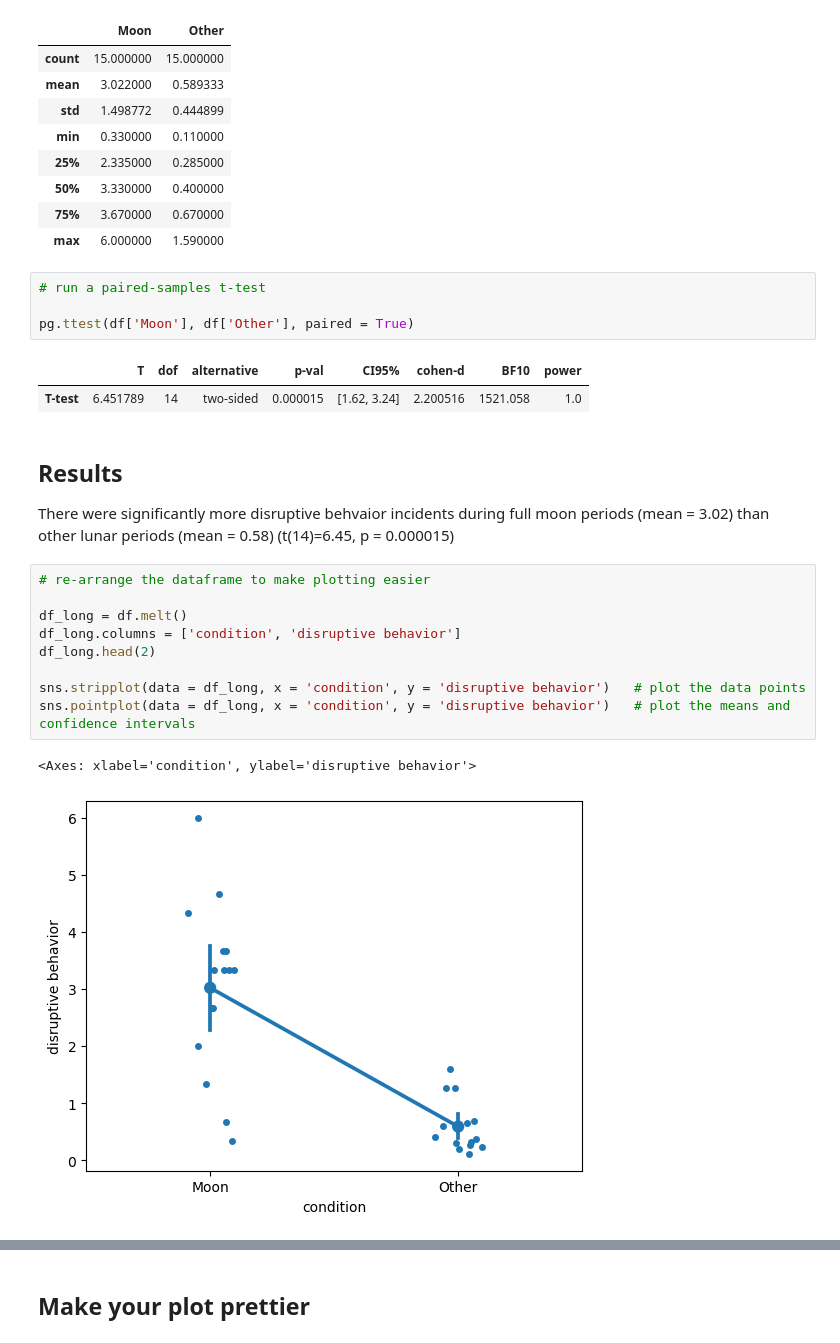
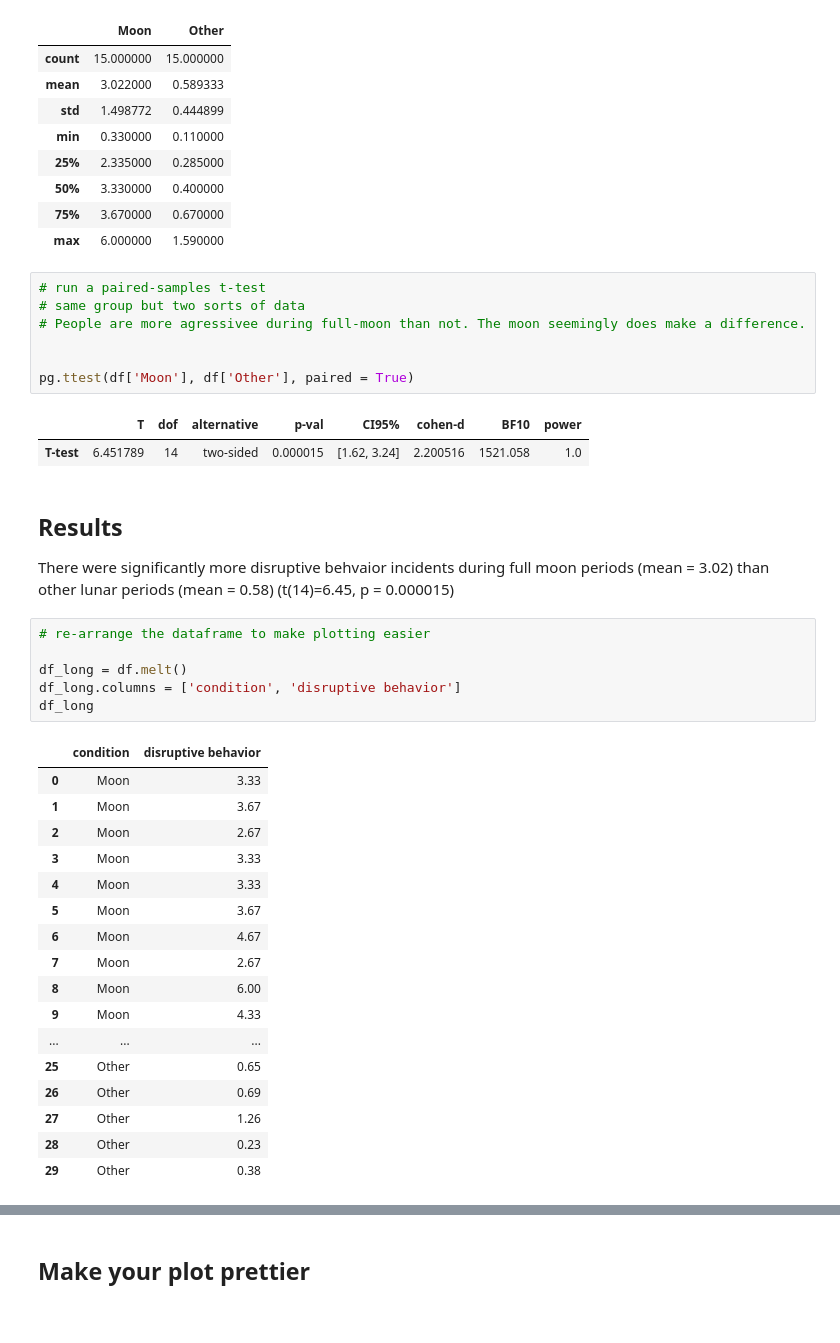
Before and after one commit to NiGitaMyrGit/experimental_psycholinguistics_2023, a Jupyter notebook: livecoding/Livecoding_2023-11-03.ipynb, the cells around one changed output, grey strips where cells are left out. Saved outputs shown, nothing was run; the diff lists cells and outputs as text.

```diff
--- a/livecoding/Livecoding_2023-11-03.ipynb
+++ b/livecoding/Livecoding_2023-11-03.ipynb
@@ -47,6 +47,9 @@ df.describe()
 | max | 6.000000 | 1.590000 |
 # %%
 # run a paired-samples t-test
+# same group but two sorts of data
+# People are more agressivee during full-moon than not. The moon seemingly does make a difference.
+
 
 pg.ttest(df['Moon'], df['Other'], paired = True)
 # %% [output]
@@ -58,12 +61,24 @@ There were significantly more disruptive behvaior incidents during full moon per
 # %%
 # re-arrange the dataframe to make plotting easier
 
 df_long = df.melt()
 df_long.columns = ['condition', 'disruptive behavior']
-df_long.head(2)
-
-sns.stripplot(data = df_long, x = 'condition', y = 'disruptive behavior')   # plot the data points
-sns.pointplot(data = df_long, x = 'condition', y = 'disruptive behavior')   # plot the means and confidence intervals
+df_long
 # %% [output]
-<Axes: xlabel='condition', ylabel='disruptive behavior'>
-[figure, removed]
+|  | condition | disruptive behavior |
+| 0 | Moon | 3.33 |
+| 1 | Moon | 3.67 |
+| 2 | Moon | 2.67 |
+| 3 | Moon | 3.33 |
+| 4 | Moon | 3.33 |
+| 5 | Moon | 3.67 |
+| 6 | Moon | 4.67 |
+| 7 | Moon | 2.67 |
+| 8 | Moon | 6.00 |
+| 9 | Moon | 4.33 |
+| ... | ... | ... |
+| 25 | Other | 0.65 |
+| 26 | Other | 0.69 |
+| 27 | Other | 1.26 |
+| 28 | Other | 0.23 |
+| 29 | Other | 0.38 |
```
Also changed, not shown: parts of 2 cells of this notebook, 27 other files.
